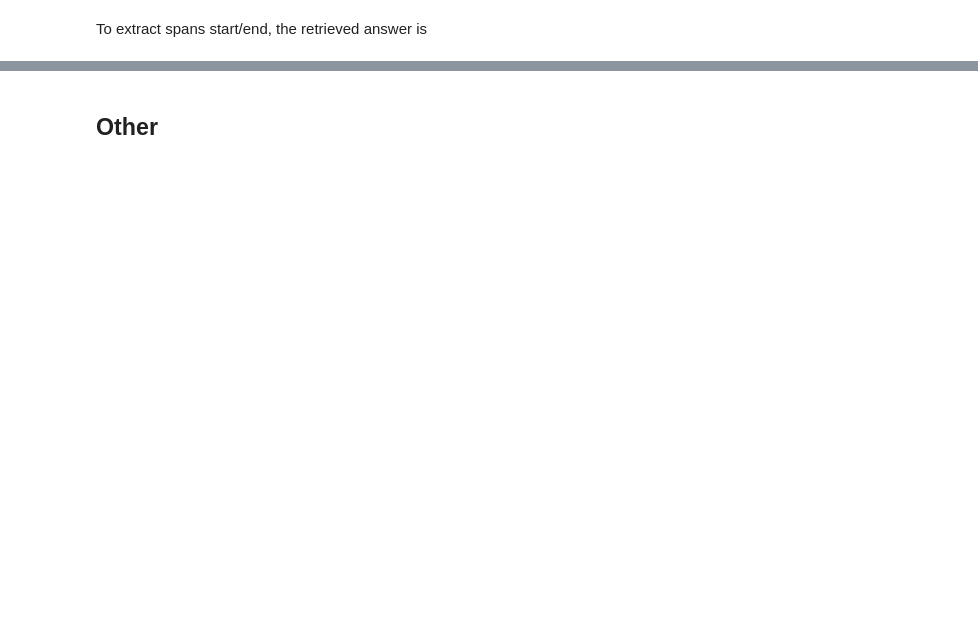
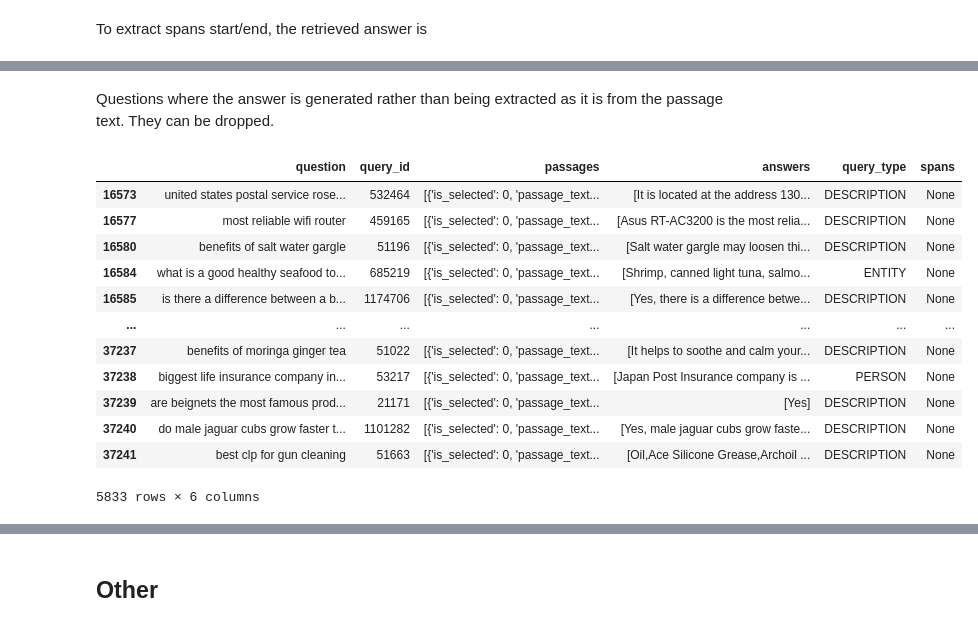
Before and after one commit to DanieleMorotti/Argument-retrieval-for-comparative-questions, a Jupyter notebook: ms-marco-dataset.ipynb, the cells around one changed output, grey strips where cells are left out. Drawn from its saved outputs; the diff is of its cells as text; code cells hidden in the pictures; blank space fills up the shorter version.

```diff
--- a/ms-marco-dataset.ipynb
+++ b/ms-marco-dataset.ipynb
@@ -227,0 +441,18 @@ Start: 0, end: 178
+# %% [markdown]
+Questions where the answer is generated rather than being extracted as it is from the passage text. They can be dropped.
+# %%
+df_proc[(df_proc.spans.isna()) & (df_proc.answers.map(len) > 0)]
+# %% [output]
+|  | question | query_id | passages | answers | query_type | spans |
+| 16573 | united states postal service rose... | 532464 | [{'is_selected': 0, 'passage_text... | [It is located at the address 130... | DESCRIPTION | None |
+| 16577 | most reliable wifi router | 459165 | [{'is_selected': 0, 'passage_text... | [Asus RT-AC3200 is the most relia... | DESCRIPTION | None |
+| 16580 | benefits of salt water gargle | 51196 | [{'is_selected': 0, 'passage_text... | [Salt water gargle may loosen thi... | DESCRIPTION | None |
+| 16584 | what is a good healthy seafood to... | 685219 | [{'is_selected': 0, 'passage_text... | [Shrimp, canned light tuna, salmo... | ENTITY | None |
+| 16585 | is there a difference between a b... | 1174706 | [{'is_selected': 0, 'passage_text... | [Yes, there is a difference betwe... | DESCRIPTION | None |
+| ... | ... | ... | ... | ... | ... | ... |
+| 37237 | benefits of moringa ginger tea | 51022 | [{'is_selected': 0, 'passage_text... | [It helps to soothe and calm your... | DESCRIPTION | None |
+| 37238 | biggest life insurance company in... | 53217 | [{'is_selected': 0, 'passage_text... | [Japan Post Insurance company is ... | PERSON | None |
+| 37239 | are beignets the most famous prod... | 21171 | [{'is_selected': 0, 'passage_text... | [Yes] | DESCRIPTION | None |
+| 37240 | do male jaguar cubs grow faster t... | 1101282 | [{'is_selected': 0, 'passage_text... | [Yes, male jaguar cubs grow faste... | DESCRIPTION | None |
+| 37241 | best clp for gun cleaning | 51663 | [{'is_selected': 0, 'passage_text... | [Oil,Ace Silicone Grease,Archoil ... | DESCRIPTION | None |
+5833 rows × 6 columns
```
Also changed, not shown: parts of 45 cells of this notebook.
